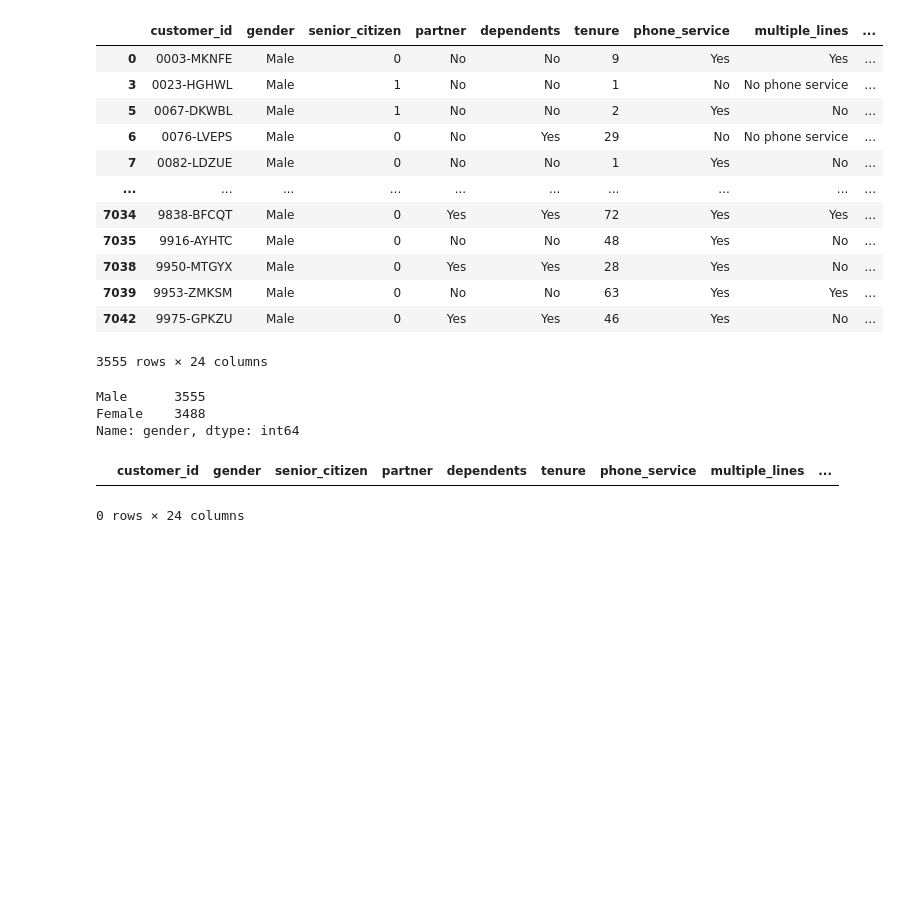
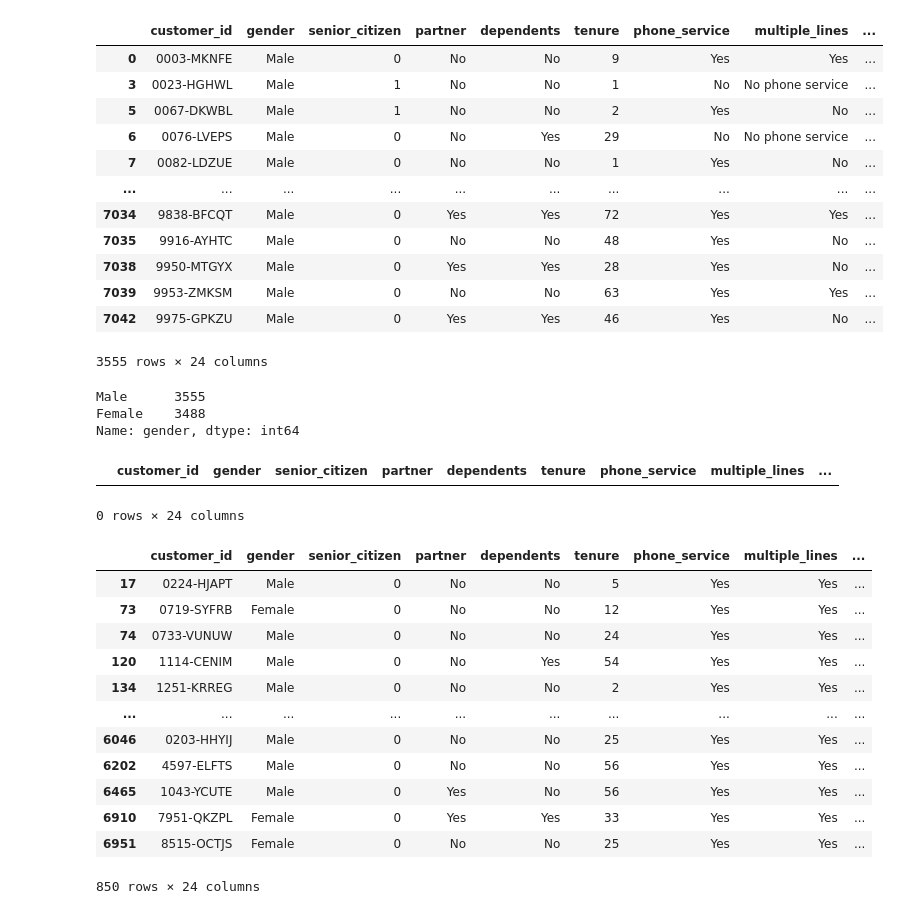
Before and after one commit to matt-c-knight/Udemy-data_analysis_pandas, a Jupyter notebook: DataFrames2.ipynb, the cells around one changed output. Cells and saved outputs as stored; diff of their text form; code cells hidden in the pictures; blank space fills up the shorter version.

```diff
--- a/DataFrames2.ipynb
+++ b/DataFrames2.ipynb
@@ -479,3 +495,19 @@ mask2 = telco.churn == 'Yes'
+# %%
+telco[(telco.multiple_lines == 'Yes') & (telco.churn == 'Yes')]
+# %% [output]
+|  | customer_id | gender | senior_citizen | partner | dependents | tenure | phone_service | multiple_lines | ... |
+| 17 | 0224-HJAPT | Male | 0 | No | No | 5 | Yes | Yes | ... |
+| 73 | 0719-SYFRB | Female | 0 | No | No | 12 | Yes | Yes | ... |
+| 74 | 0733-VUNUW | Male | 0 | No | No | 24 | Yes | Yes | ... |
+| 120 | 1114-CENIM | Male | 0 | No | Yes | 54 | Yes | Yes | ... |
+| 134 | 1251-KRREG | Male | 0 | No | No | 2 | Yes | Yes | ... |
+| ... | ... | ... | ... | ... | ... | ... | ... | ... | ... |
+| 6046 | 0203-HHYIJ | Male | 0 | No | No | 25 | Yes | Yes | ... |
+| 6202 | 4597-ELFTS | Male | 0 | No | No | 56 | Yes | Yes | ... |
+| 6465 | 1043-YCUTE | Male | 0 | Yes | No | 56 | Yes | Yes | ... |
+| 6910 | 7951-QKZPL | Female | 0 | Yes | Yes | 33 | Yes | Yes | ... |
+| 6951 | 8515-OCTJS | Female | 0 | No | No | 25 | Yes | Yes | ... |
+850 rows × 24 columns
 # %%
 telco[mask1 & mask2]
 # %% [output]
```
Also changed, not shown: parts of 33 cells of this notebook.
